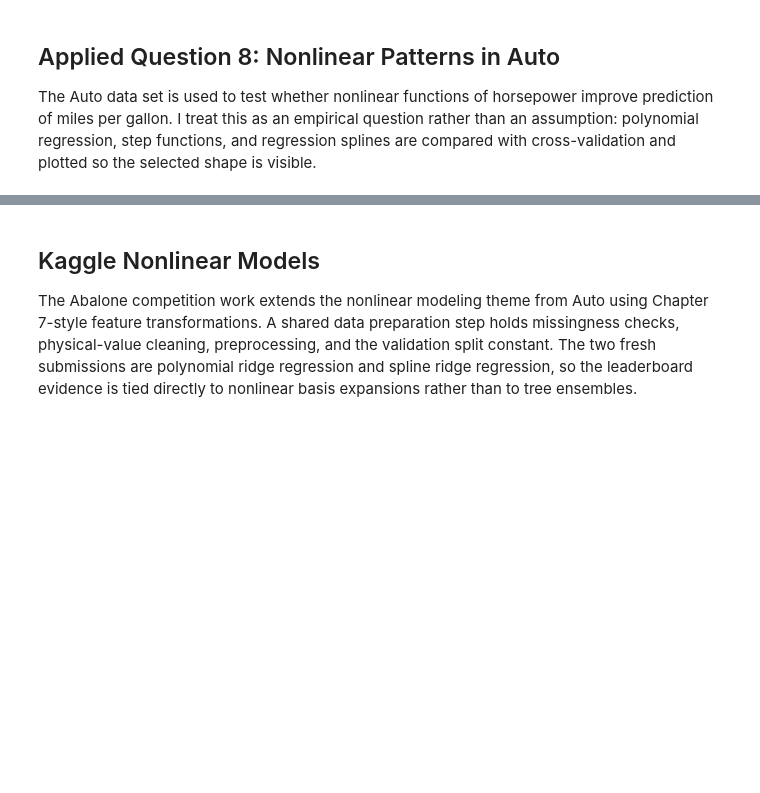
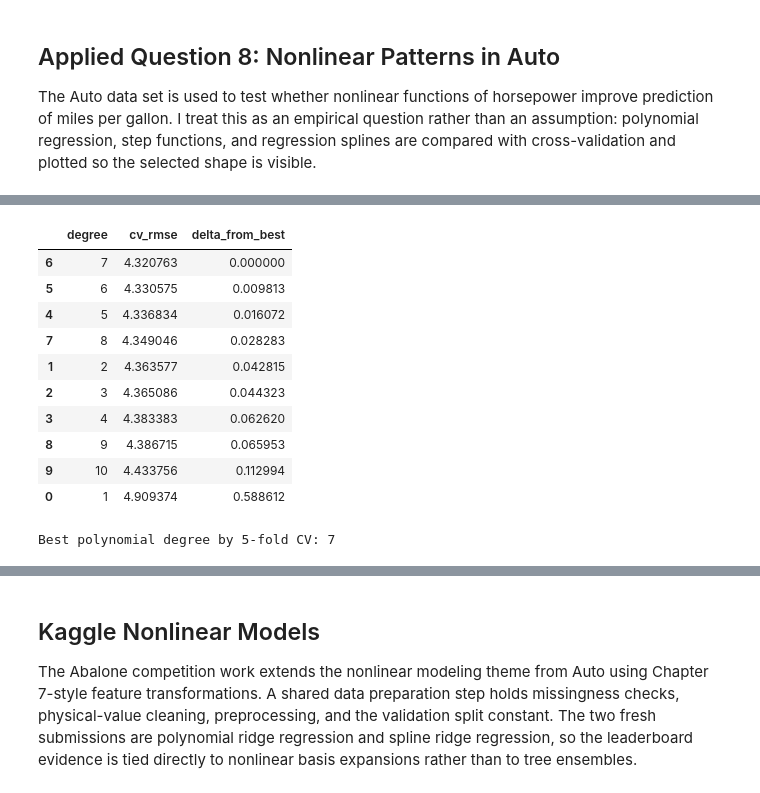
Before and after one commit to maldo81/dds-8555-predictive-analysis, a Jupyter notebook: Week 4/Assignment 4/MaldonadoJDDS8555-4.ipynb, the cells around one changed output, grey strips where cells are left out. Saved outputs shown, nothing was run; the diff lists cells and outputs as text; code cells hidden in the pictures; blank space fills up the shorter version.

Commit message:
docs: restructure assignment 4 notebook analysis

```diff
--- a/Week 4/Assignment 4/MaldonadoJDDS8555-4.ipynb
+++ b/Week 4/Assignment 4/MaldonadoJDDS8555-4.ipynb
@@ -199,0 +83,32 @@ The polynomial table shows why the selected degree should not be read mechanical
+# %%
+poly_rows = []
+poly_models = {}
+for degree in range(1, 11):
+    model = Pipeline([
+        ("poly", PolynomialFeatures(degree=degree, include_bias=False)),
+        ("scale", StandardScaler()),
+        ("lm", LinearRegression()),
+    ])
+    rmse = (-cross_val_score(model, X_hp, y, cv=kf, scoring="neg_root_mean_squared_error")).mean()
+    model.fit(X_hp, y)
+    poly_models[degree] = model
+    poly_rows.append({"degree": degree, "cv_rmse": rmse})
+
+poly_cv = pd.DataFrame(poly_rows)
+poly_cv_ranked = poly_cv.assign(delta_from_best=lambda df: df["cv_rmse"] - df["cv_rmse"].min()).sort_values("cv_rmse")
+best_poly_degree = int(poly_cv.loc[poly_cv["cv_rmse"].idxmin(), "degree"])
+display(poly_cv_ranked)
+print(f"Best polynomial degree by 5-fold CV: {best_poly_degree}")
+# %% [output]
+|  | degree | cv_rmse | delta_from_best |
+| 6 | 7 | 4.320763 | 0.000000 |
+| 5 | 6 | 4.330575 | 0.009813 |
+| 4 | 5 | 4.336834 | 0.016072 |
+| 7 | 8 | 4.349046 | 0.028283 |
+| 1 | 2 | 4.363577 | 0.042815 |
+| 2 | 3 | 4.365086 | 0.044323 |
+| 3 | 4 | 4.383383 | 0.062620 |
+| 8 | 9 | 4.386715 | 0.065953 |
+| 9 | 10 | 4.433756 | 0.112994 |
+| 0 | 1 | 4.909374 | 0.588612 |
+Best polynomial degree by 5-fold CV: 7
```
Also changed, not shown: parts of 51 cells of this notebook.
